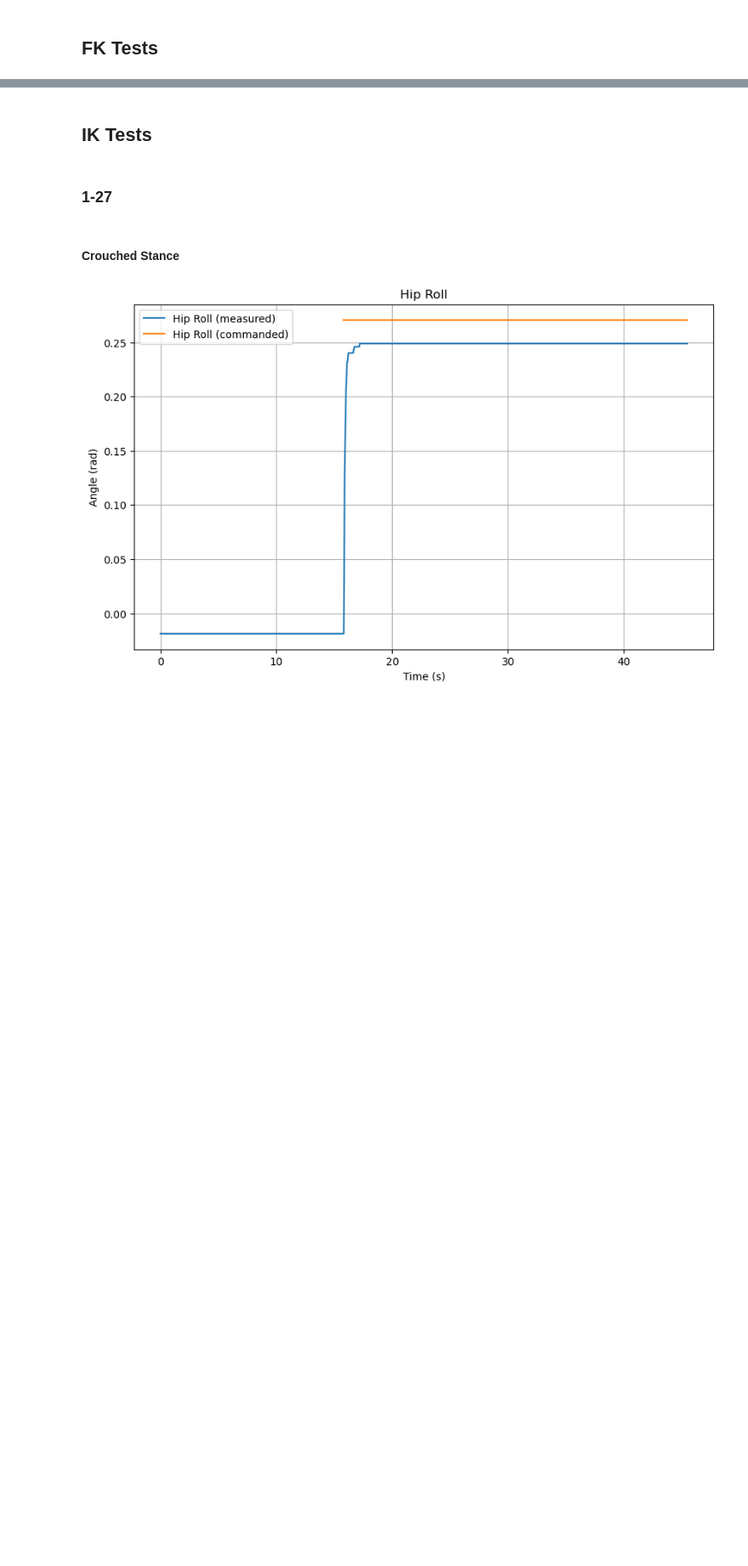
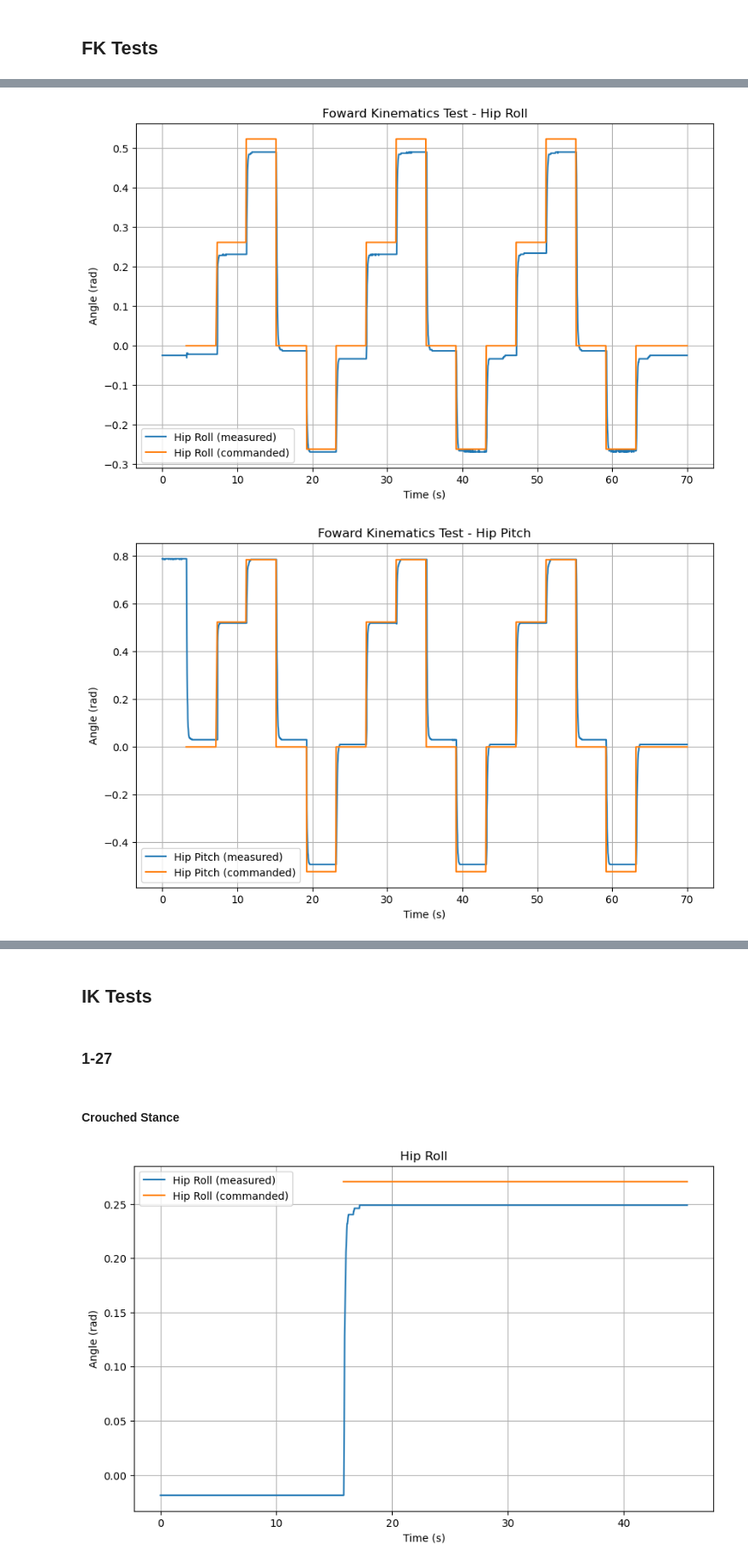
Before and after one commit to samurai-kai/quadruped_design, a Jupyter notebook: testing/plotter.ipynb, the cells around one changed output, grey strips where cells are left out. Shown at 85% size. Cells and saved outputs as stored; diff of their text form; code cells hidden in the pictures; blank space fills up the shorter version.

```diff
--- a/testing/plotter.ipynb
+++ b/testing/plotter.ipynb
@@ -166,0 +225,23 @@ plot_joint_suite(
+# %%
+# FK Test 2 - 1-27
+hip_roll = pd.read_csv("FKTests/Test2/Processed/aligned_hip_roll.csv")
+hip_pitch = pd.read_csv("FKTests/Test2/Processed/aligned_hip_pitch.csv")
+knee_pitch = pd.read_csv("FKTests/Test2/Processed/aligned_knee_pitch.csv")
+torques = pd.read_csv("FKTests/Test2/Processed/aligned_torques.csv")
+currents = pd.read_csv("FKTests/Test2/Processed/aligned_current.csv")
+plot_joint_suite(
+    hip_roll,
+    hip_pitch,
+    knee_pitch,
+    torques,
+    currents,
+    hip_roll_topic_labels,
+    hip_pitch_topic_labels,
+    knee_pitch_topic_labels,
+    torque_topic_labels,
+    start=10,
+    end=80,
+)
+# %% [output]
+[figure, added]
+[figure, added]
```
Also changed, not shown: parts of 15 cells of this notebook, 11 other files.
